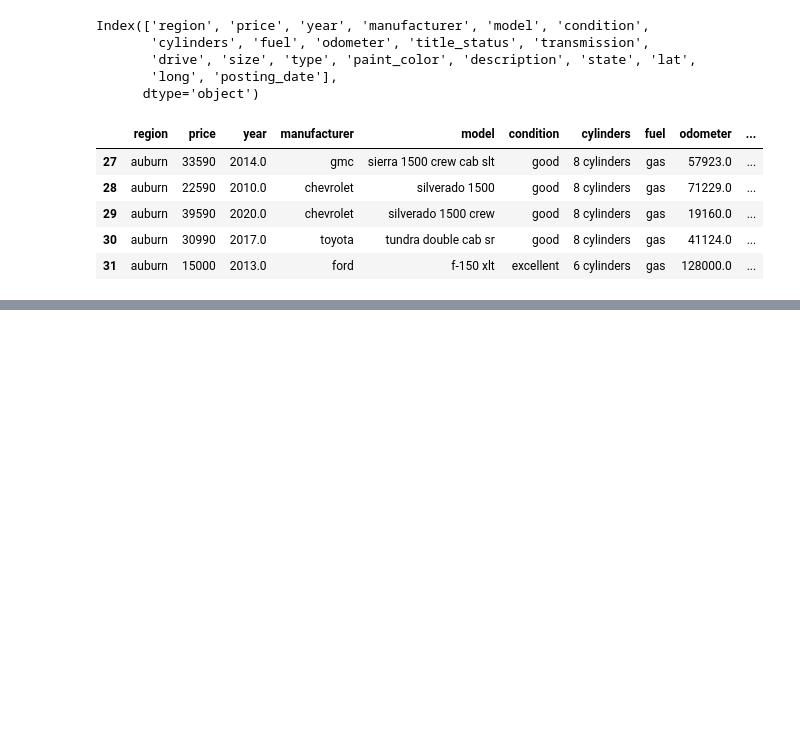
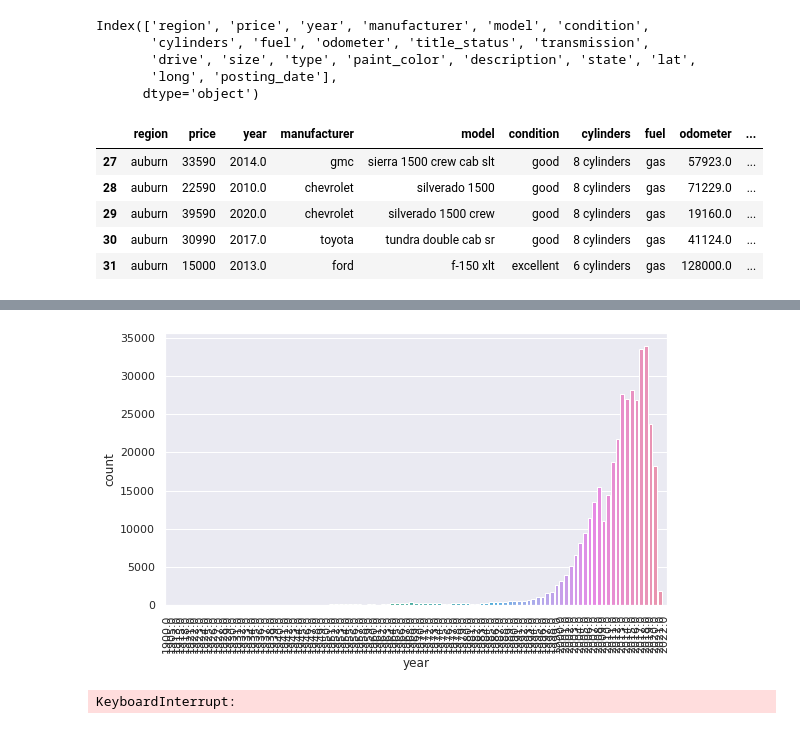
Before and after one commit to Biel-Altimira/used_cars, a Jupyter notebook: used_cars.ipynb, the cells around one changed output, grey strips where cells are left out. Saved outputs shown, nothing was run; the diff lists cells and outputs as text; code cells hidden in the pictures; blank space fills up the shorter version.

```diff
--- a/used_cars.ipynb
+++ b/used_cars.ipynb
@@ -293,0 +283,16 @@ for columna in llista_pie:
+# %%
+
+
+plt.figure(figsize=(9,5))
+sns.set_theme(style="darkgrid")
+stat = sns.countplot(x="year", data=variant_2)
+var = stat.set_xticklabels(stat.get_xticklabels(), rotation=90)
+# %% [output]
+[figure, added]
+# %%
+sns.displot(variant_2, x='price', binwidth=1000, height=5, aspect=2)
+
+plt.xticks(range(0,int(1e5), int(1e4)))
+plt.show()
+# %% [output]
+KeyboardInterrupt:
```
Also changed, not shown: parts of 10 cells of this notebook.
